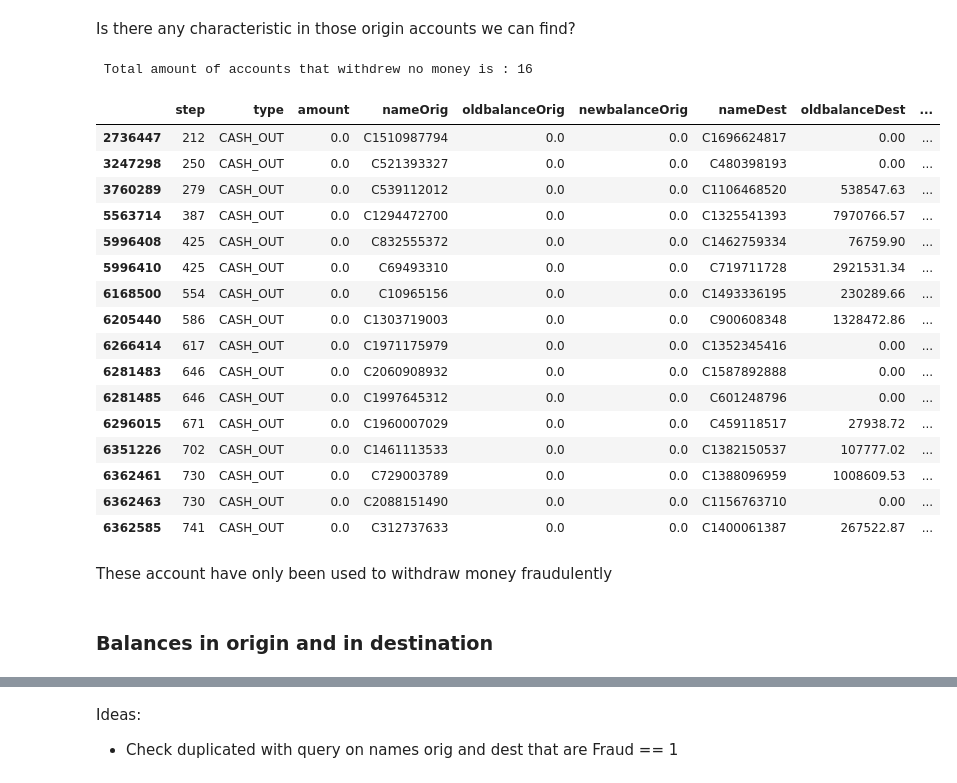
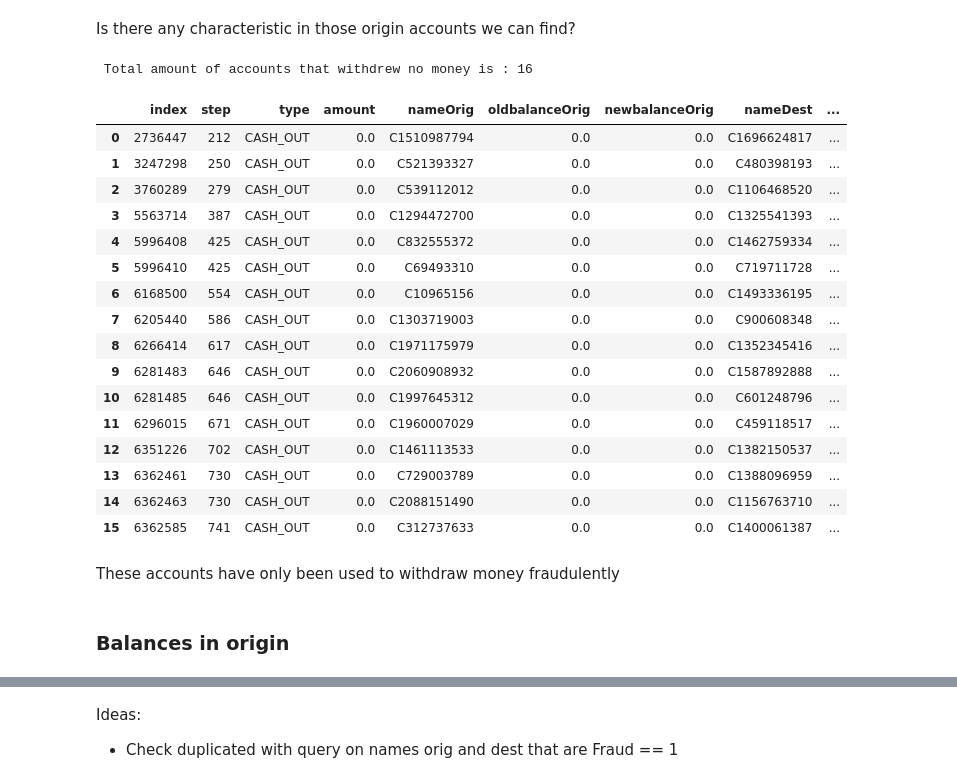
Before and after one commit to AMaldu/fraud_detection, a Jupyter notebook: notebooks/eda.ipynb, the cells around one changed output, grey strips where cells are left out. Saved outputs shown, nothing was run; the diff lists cells and outputs as text; code cells hidden in the pictures.

Commit message:
balances on origin and destination

```diff
--- a/notebooks/eda.ipynb
+++ b/notebooks/eda.ipynb
@@ -92,3 +103,6 @@ Index(['step', 'type', 'amount', 'nameOrig', 'oldbalanceOrg', 'newbalanceOrig',
       dtype='object')
 # %% [markdown]
 We won't use the column 'isFlaggedFraud' for now
+# %%
+df = df.rename(columns={'oldbalanceOrg': 'oldbalanceOrig'})
+df.head()
@@ -95,6 +116,3 @@ We won't use the column 'isFlaggedFraud' for now
 # %%
-data = df[['step', 'type', 'amount', 'nameOrig', 'oldbalanceOrg', 'newbalanceOrig',
+data = df[['step', 'type', 'amount', 'nameOrig', 'oldbalanceOrig', 'newbalanceOrig',
        'nameDest', 'oldbalanceDest', 'newbalanceDest', 'isFraud']].copy()
-# %%
-data = data.rename(columns={'oldbalanceOrg': 'oldbalanceOrig'})
-data.head()
@@ -259,7 +270,7 @@ The biggest ranges have a higher fraud_rate
 
 Fraud is more likely to happen when huge amounts of money are transferred.
 # %%
-null_amount_orig = data.query('amount == 0').sort_values(by = 'nameOrig')
+null_amount_orig = data.query('amount == 0').sort_values(by = 'nameOrig').reset_index()
 print(f' Total amount of accounts that withdrew no money is : {len(null_amount_orig)}')
 null_amount_orig
 # %% [output]
@@ -290,29 +301,29 @@ Is there any characteristic in those origin accounts we can find?
 # %%
 nameOrig_list = null_amount_orig['nameOrig'].tolist()
 
-fraud_accounts = data[data['nameOrig'].isin(nameOrig_list)]
+fraud_accounts = data[data['nameOrig'].isin(nameOrig_list)].reset_index()
 print(f' Total amount of accounts that withdrew no money is : {len(fraud_accounts)}')
 fraud_accounts
 # %% [output]
  Total amount of accounts that withdrew no money is : 16
-|  | step | type | amount | nameOrig | oldbalanceOrig | newbalanceOrig | nameDest | oldbalanceDest | ... |
-| 2736447 | 212 | CASH_OUT | 0.0 | C1510987794 | 0.0 | 0.0 | C1696624817 | 0.00 | ... |
-| 3247298 | 250 | CASH_OUT | 0.0 | C521393327 | 0.0 | 0.0 | C480398193 | 0.00 | ... |
-| 3760289 | 279 | CASH_OUT | 0.0 | C539112012 | 0.0 | 0.0 | C1106468520 | 538547.63 | ... |
-| 5563714 | 387 | CASH_OUT | 0.0 | C1294472700 | 0.0 | 0.0 | C1325541393 | 7970766.57 | ... |
-| 5996408 | 425 | CASH_OUT | 0.0 | C832555372 | 0.0 | 0.0 | C1462759334 | 76759.90 | ... |
-| 5996410 | 425 | CASH_OUT | 0.0 | C69493310 | 0.0 | 0.0 | C719711728 | 2921531.34 | ... |
-| 6168500 | 554 | CASH_OUT | 0.0 | C10965156 | 0.0 | 0.0 | C1493336195 | 230289.66 | ... |
-| 6205440 | 586 | CASH_OUT | 0.0 | C1303719003 | 0.0 | 0.0 | C900608348 | 1328472.86 | ... |
-| 6266414 | 617 | CASH_OUT | 0.0 | C1971175979 | 0.0 | 0.0 | C1352345416 | 0.00 | ... |
-| 6281483 | 646 | CASH_OUT | 0.0 | C2060908932 | 0.0 | 0.0 | C1587892888 | 0.00 | ... |
-| 6281485 | 646 | CASH_OUT | 0.0 | C1997645312 | 0.0 | 0.0 | C601248796 | 0.00 | ... |
-| 6296015 | 671 | CASH_OUT | 0.0 | C1960007029 | 0.0 | 0.0 | C459118517 | 27938.72 | ... |
-| 6351226 | 702 | CASH_OUT | 0.0 | C1461113533 | 0.0 | 0.0 | C1382150537 | 107777.02 | ... |
-| 6362461 | 730 | CASH_OUT | 0.0 | C729003789 | 0.0 | 0.0 | C1388096959 | 1008609.53 | ... |
-| 6362463 | 730 | CASH_OUT | 0.0 | C2088151490 | 0.0 | 0.0 | C1156763710 | 0.00 | ... |
-| 6362585 | 741 | CASH_OUT | 0.0 | C312737633 | 0.0 | 0.0 | C1400061387 | 267522.87 | ... |
+|  | index | step | type | amount | nameOrig | oldbalanceOrig | newbalanceOrig | nameDest | ... |
+| 0 | 2736447 | 212 | CASH_OUT | 0.0 | C1510987794 | 0.0 | 0.0 | C1696624817 | ... |
+| 1 | 3247298 | 250 | CASH_OUT | 0.0 | C521393327 | 0.0 | 0.0 | C480398193 | ... |
+| 2 | 3760289 | 279 | CASH_OUT | 0.0 | C539112012 | 0.0 | 0.0 | C1106468520 | ... |
+| 3 | 5563714 | 387 | CASH_OUT | 0.0 | C1294472700 | 0.0 | 0.0 | C1325541393 | ... |
+| 4 | 5996408 | 425 | CASH_OUT | 0.0 | C832555372 | 0.0 | 0.0 | C1462759334 | ... |
+| 5 | 5996410 | 425 | CASH_OUT | 0.0 | C69493310 | 0.0 | 0.0 | C719711728 | ... |
+| 6 | 6168500 | 554 | CASH_OUT | 0.0 | C10965156 | 0.0 | 0.0 | C1493336195 | ... |
+| 7 | 6205440 | 586 | CASH_OUT | 0.0 | C1303719003 | 0.0 | 0.0 | C900608348 | ... |
+| 8 | 6266414 | 617 | CASH_OUT | 0.0 | C1971175979 | 0.0 | 0.0 | C1352345416 | ... |
+| 9 | 6281483 | 646 | CASH_OUT | 0.0 | C2060908932 | 0.0 | 0.0 | C1587892888 | ... |
+| 10 | 6281485 | 646 | CASH_OUT | 0.0 | C1997645312 | 0.0 | 0.0 | C601248796 | ... |
+| 11 | 6296015 | 671 | CASH_OUT | 0.0 | C1960007029 | 0.0 | 0.0 | C459118517 | ... |
+| 12 | 6351226 | 702 | CASH_OUT | 0.0 | C1461113533 | 0.0 | 0.0 | C1382150537 | ... |
+| 13 | 6362461 | 730 | CASH_OUT | 0.0 | C729003789 | 0.0 | 0.0 | C1388096959 | ... |
+| 14 | 6362463 | 730 | CASH_OUT | 0.0 | C2088151490 | 0.0 | 0.0 | C1156763710 | ... |
+| 15 | 6362585 | 741 | CASH_OUT | 0.0 | C312737633 | 0.0 | 0.0 | C1400061387 | ... |
 # %% [markdown]
-These account have only been used to withdraw money fraudulently
+These accounts have only been used to withdraw money fraudulently
 # %% [markdown]
-### Balances in origin and in destination
+### Balances in origin
```
Also changed, not shown: parts of 33 cells of this notebook, 1 other file.
